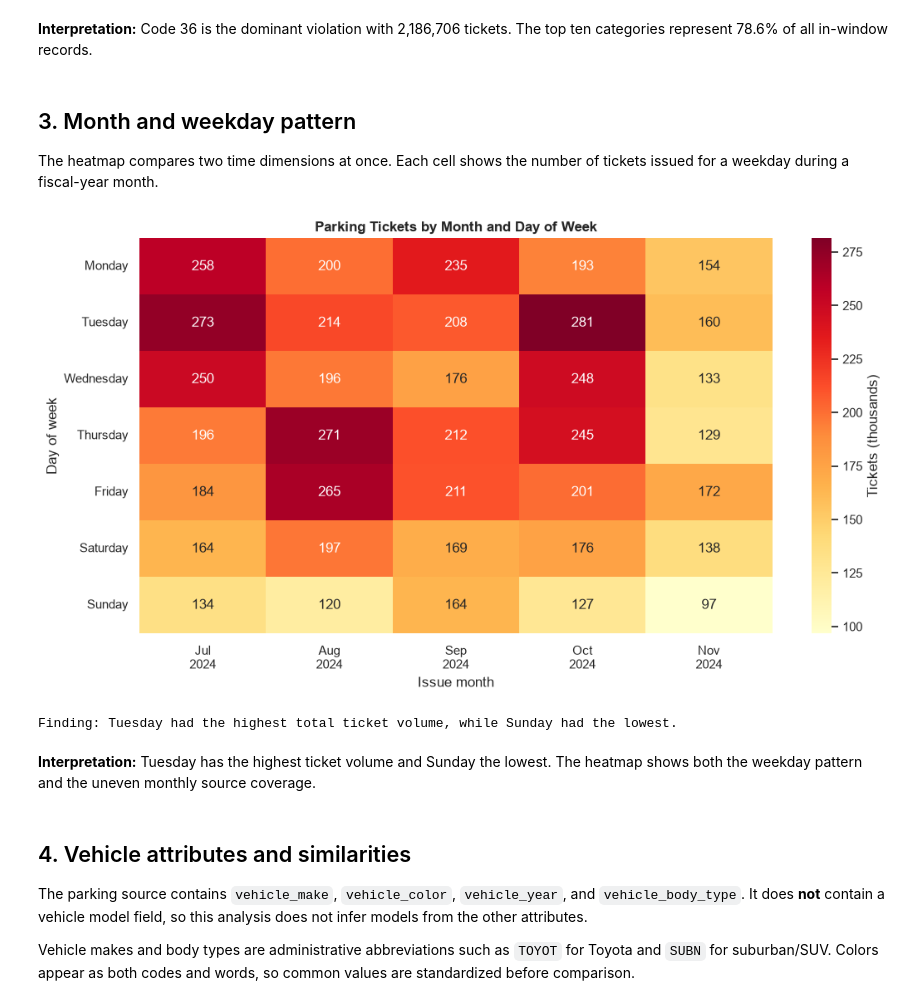
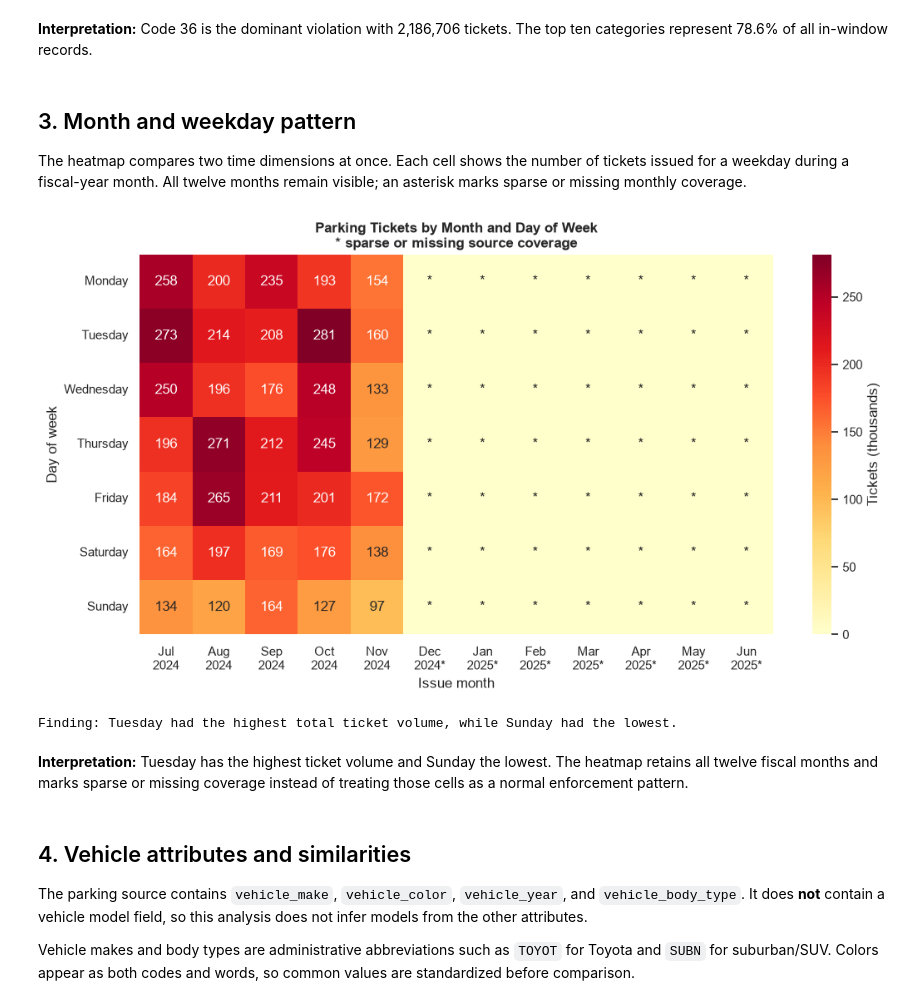
Before and after one commit to JaysonC41/parkinganalytics, a Jupyter notebook: notebooks/04_analyze_and_visualize.ipynb, the cells around one changed output. Saved outputs shown, nothing was run; the diff lists cells and outputs as text; code cells hidden in the pictures.

```diff
--- a/notebooks/04_analyze_and_visualize.ipynb
+++ b/notebooks/04_analyze_and_visualize.ipynb
@@ -219,7 +256,7 @@ tickets. The top ten categories represent 78.6% of all in-window records.
 # %% [markdown]
 ## 3. Month and weekday pattern
 
-The heatmap compares two time dimensions at once. Each cell shows the number of tickets issued for a weekday during a fiscal-year month.
+The heatmap compares two time dimensions at once. Each cell shows the number of tickets issued for a weekday during a fiscal-year month. All twelve months remain visible; an asterisk marks sparse or missing monthly coverage.
 # %%
 weekday_month = pd.read_sql_query(
     """
@@ -236,45 +273,55 @@ weekday_month = pd.read_sql_query(
     connection,
     params=(FY_START, FY_END),
 )
 weekday_order = ["Monday", "Tuesday", "Wednesday", "Thursday", "Friday", "Saturday", "Sunday"]
-month_order = complete_months["issue_month"].tolist()
+month_order = monthly_tickets["issue_month"].tolist()
 heatmap_data = weekday_month.pivot_table(
     index="issue_day_name",
     columns="issue_month",
     values="ticket_count",
     aggfunc="sum",
-).reindex(index=weekday_order, columns=month_order)
-heatmap_data.columns = pd.to_datetime(heatmap_data.columns).strftime("%b\n%Y")
+).reindex(index=weekday_order, columns=month_order, fill_value=0).fillna(0)
+sparse_month_keys = set(sparse_months["issue_month"])
+heatmap_annotations = (heatmap_data / 1_000).round(0).astype("int64").astype(str)
+for issue_month in sparse_month_keys:
+    heatmap_annotations[issue_month] = "*"
+heatmap_labels = [
+    pd.to_datetime(issue_month).strftime("%b\n%Y")
+    + ("*" if issue_month in sparse_month_keys else "")
+    for issue_month in month_order
+]
+heatmap_data.columns = heatmap_labels
+heatmap_annotations.columns = heatmap_labels
 
 ax = sns.heatmap(
     heatmap_data / 1_000,
     cmap="YlOrRd",
-    annot=True,
-    fmt=".0f",
+    annot=heatmap_annotations,
+    fmt="",
     cbar_kws={"label": "Tickets (thousands)"},
 )
 ax.set(
-    title="Parking Tickets by Month and Day of Week",
+    title="Parking Tickets by Month and Day of Week\n* sparse or missing source coverage",
     xlabel="Issue month",
     ylabel="Day of week",
 )
 plt.tight_layout()
 plt.show()
 
 weekday_totals = weekday_month.groupby("issue_day_name")["ticket_count"].sum()
 busiest_day = weekday_totals.idxmax()
 quietest_day = weekday_totals.idxmin()
 print(
     f"Finding: {busiest_day} had the highest total ticket volume, while "
     f"{quietest_day} had the lowest."
 )
 # %% [output]
-[figure, old version]
+[figure, new version]
 Finding: Tuesday had the highest total ticket volume, while Sunday had the lowest.
 # %% [markdown]
 **Interpretation:** Tuesday has the highest ticket volume and Sunday
-the lowest. The heatmap shows both the weekday pattern and the uneven monthly
-source coverage.
+the lowest. The heatmap retains all twelve fiscal months and marks sparse or
+missing coverage instead of treating those cells as a normal enforcement pattern.
 # %% [markdown]
 ## 4. Vehicle attributes and similarities
 
```
Also changed, not shown: parts of 3 cells of this notebook, 7 other files.
